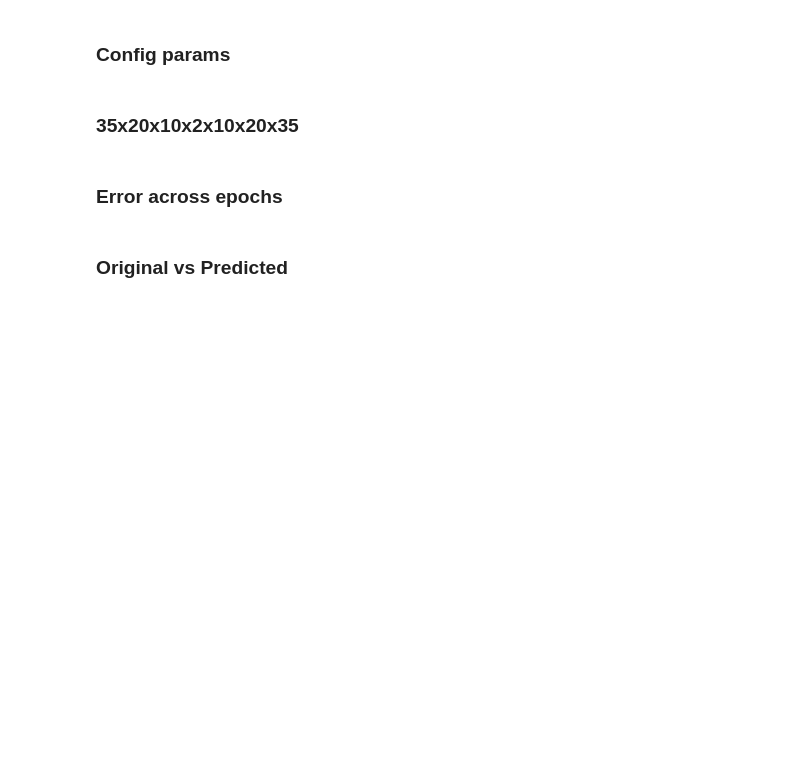
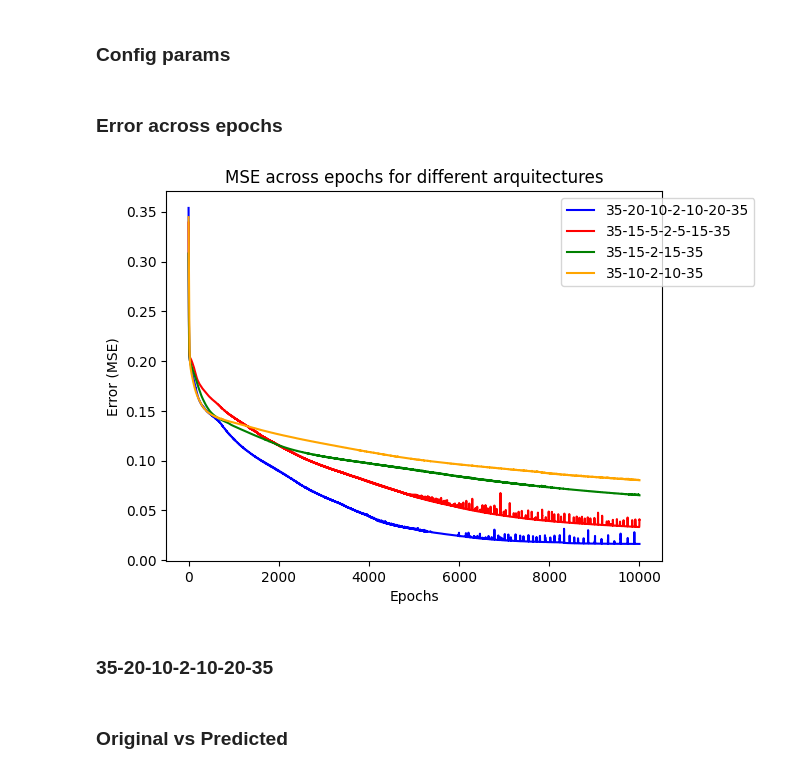
Before and after one commit to Ian-Arnott/TPs-SIA, a Jupyter notebook: Tp5/ej1_a.ipynb, the cells around one changed output. Saved outputs shown, nothing was run; the diff lists cells and outputs as text; code cells hidden in the pictures; blank space fills up the shorter version.

```diff
--- a/Tp5/ej1_a.ipynb
+++ b/Tp5/ej1_a.ipynb
@@ -18,5 +19,3 @@ mse_list = []
 bitmapDict = fonts_to_bitmap(fontDict)
 bitmapList = list(bitmapDict.values())
 X = np.reshape(bitmapList,(len(bitmapList), 35, 1))
-# %% [markdown]
-### 35x20x10x2x10x20x35
@@ -56,15 +22,21 @@ mse_list.append(error)
 # %% [markdown]
 ### Error across epochs
 # %%
-# ARQUITECTURES_LABELS = ["35x20x10x2x10x20x35","35x15x2x15x35"]
+mse_list = train_different_architectures(optimizer, learning_rate, max_epochs, X)
 
-# colors = ['blue','red']
+ARQUITECTURES_LABELS = ["35-20-10-2-10-20-35", "35-15-5-2-5-15-35","35-15-2-15-35", "35-10-2-10-35"]
 
-# for i, mse_values in enumerate(mse_list):
-#     plt.plot(range(1, len(mse_values) + 1), mse_values, color=colors[i], label=f"{ARQUITECTURES_LABELS[i]}")
+colors = ['blue','red', 'green', 'orange']
 
-# plt.title('MSE across epochs for different arquitectures')
-# plt.xlabel('Epochs')
-# plt.ylabel('Error (MSE)')
-# plt.legend(loc='best', bbox_to_anchor=(1.2, 1.0))
-# plt.show()
+for i, mse_values in enumerate(mse_list):
+    plt.plot(range(1, len(mse_values) + 1), mse_values, color=colors[i], label=f"{ARQUITECTURES_LABELS[i]}")
+
+plt.title('MSE across epochs for different arquitectures')
+plt.xlabel('Epochs')
+plt.ylabel('Error (MSE)')
+plt.legend(loc='best', bbox_to_anchor=(1.2, 1.0))
+plt.show()
+# %% [output]
+[figure, added]
+# %% [markdown]
+### 35-20-10-2-10-20-35
```
Also changed, not shown: parts of 10 cells of this notebook, 2 other files.
